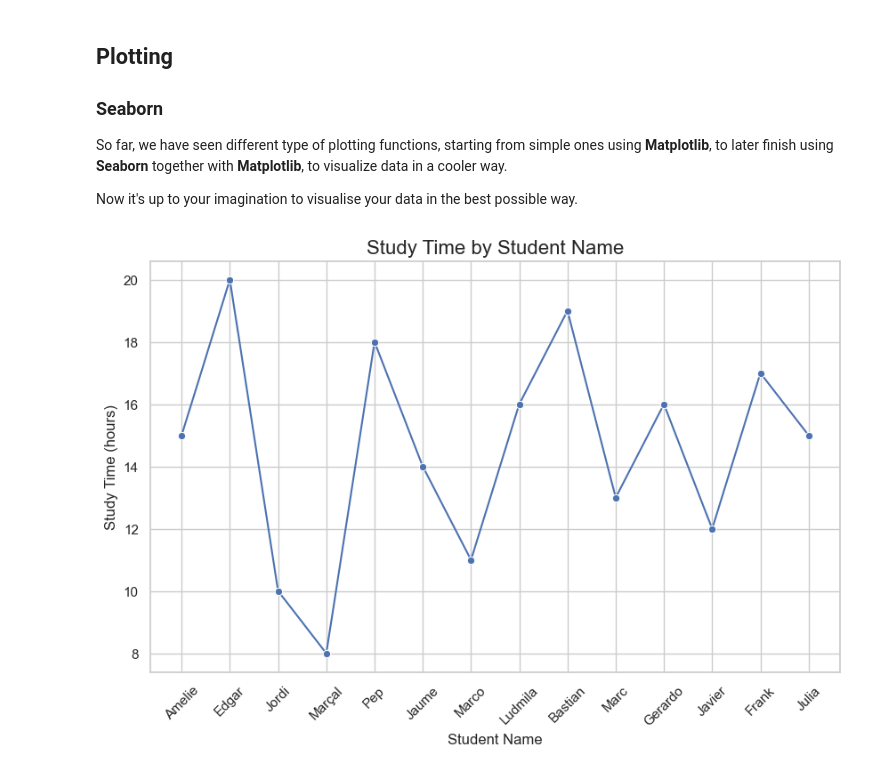
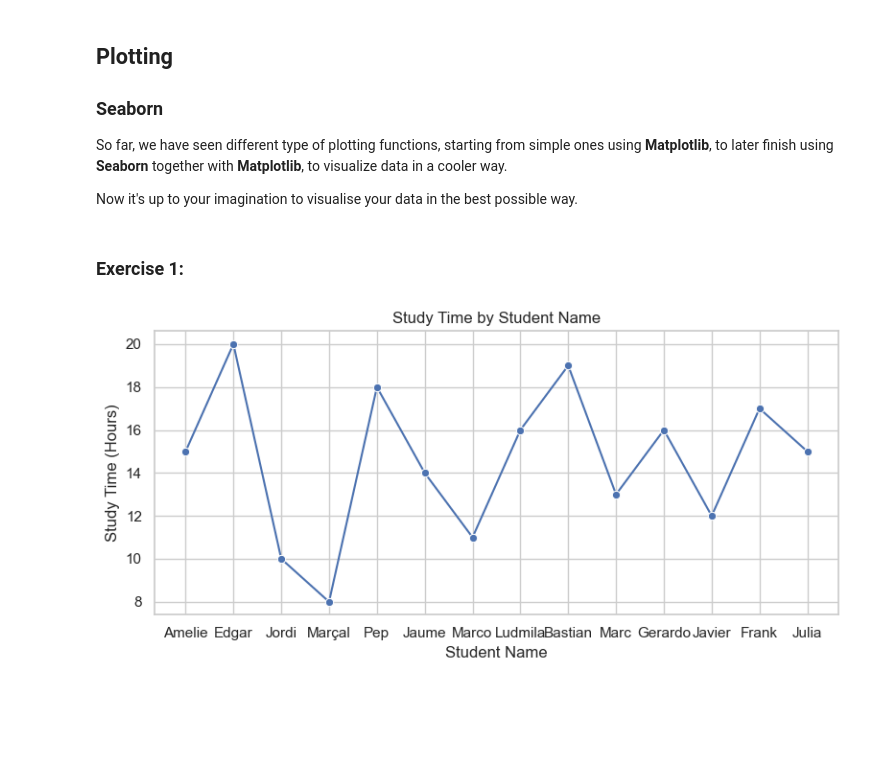
Before and after one commit to bazomeister/Python4DS, a Jupyter notebook: S8_exercises/session_8.ipynb, the cells around one changed output. Saved outputs shown, nothing was run; the diff lists cells and outputs as text; code cells hidden in the pictures; blank space fills up the shorter version.

```diff
--- a/S8_exercises/session_8.ipynb
+++ b/S8_exercises/session_8.ipynb
@@ -986,23 +1004,45 @@ Home exercises. Note that you may need to also use pandas to answer some of the
 So far, we have seen different type of plotting functions, starting from simple ones using **Matplotlib**, to later finish using **Seaborn** together with **Matplotlib**, to visualize data in a cooler way.
 
 Now it's up to your imagination to visualise your data in the best possible way.
-# %%
-import seaborn as sns
-
-import matplotlib.pyplot as plt
-
-#
-# Create a line plot
-plt.figure(figsize=(10, 6))
-sns.lineplot(x='Student Name', y='Study Time', data=df, marker='o')
-
-# Add title and labels
-plt.title('Study Time by Student Name', fontsize=16)
-plt.xlabel('Student Name', fontsize=12)
-plt.ylabel('Study Time (hours)', fontsize=12)
-plt.xticks(rotation=45)  # Rotate x-axis labels for better readability
-
-# Show the plot
-plt.show()
-# %% [output]
-[figure, removed]
+# %%
+# rewriting "Student Name" to "Student_Name" to avoid problems with the space
+data = {
+    'Student_Name': ['Amelie', 'Edgar', 'Jordi', 'Marçal', 'Pep', 'Jaume', 'Marco',
+                     'Ludmila', 'Bastian', 'Marc', 'Gerardo', 'Javier', 'Frank', 'Julia'],
+    'Course': ['Artificial Intelligence', 'Python for Data Science', 'Cloud Computing', 'Computer Vision',
+               'Artificial Intelligence', 'Python for Data Science', 'Cloud Computing', 'Computer Vision',
+               'Artificial Intelligence', 'Python for Data Science', 'Cloud Computing', 'Computer Vision',
+               'Artificial Intelligence', 'Python for Data Science'],
+    'Grade': [85, 92, 78, 88, 91, 84, 73, 95, 90, 80, 85, 87, 89, 92],
+    'Gender': ['Female', 'Male', 'Male', 'Male', 'Male', 'Male', 'Male', 'Female', 'Male', 'Male', 'Male', 'Male', 'Male', 'Female'],
+    'Study Time': [15, 20, 10, 8, 18, 14, 11, 16, 19, 13, 16, 12, 17, 15],
+    'Age': [22, 21, 23, 22, 20, 24, 22, 21, 23, 21, 22, 22, 21, 20]
+}
+
+dff = pd.DataFrame(data)
+# %% [markdown]
+
+### Exercise 1:
+# %%
+# Setting the figure size
+plt.figure(figsize=(8, 4))
+
+# Plotting the lineplot to visualize how study time changes for each student
+sns.lineplot(data=dff, x='Student_Name', y='Study Time', marker='o')
+
+# Adding a title to the chart
+plt.title('Study Time by Student Name')
+
+# Labeling the x-axis with student names
+plt.xlabel('Student Name')
+
+# Labeling the y-axis to represent study time in hours
+plt.ylabel('Study Time (Hours)')
+
+# Adjusting the layout to prevent overlapping elements
+plt.tight_layout()
+
+# Displaying the plot
+plt.show()
+# %% [output]
+[figure, added]
```
Also changed, not shown: parts of 34 cells of this notebook.
